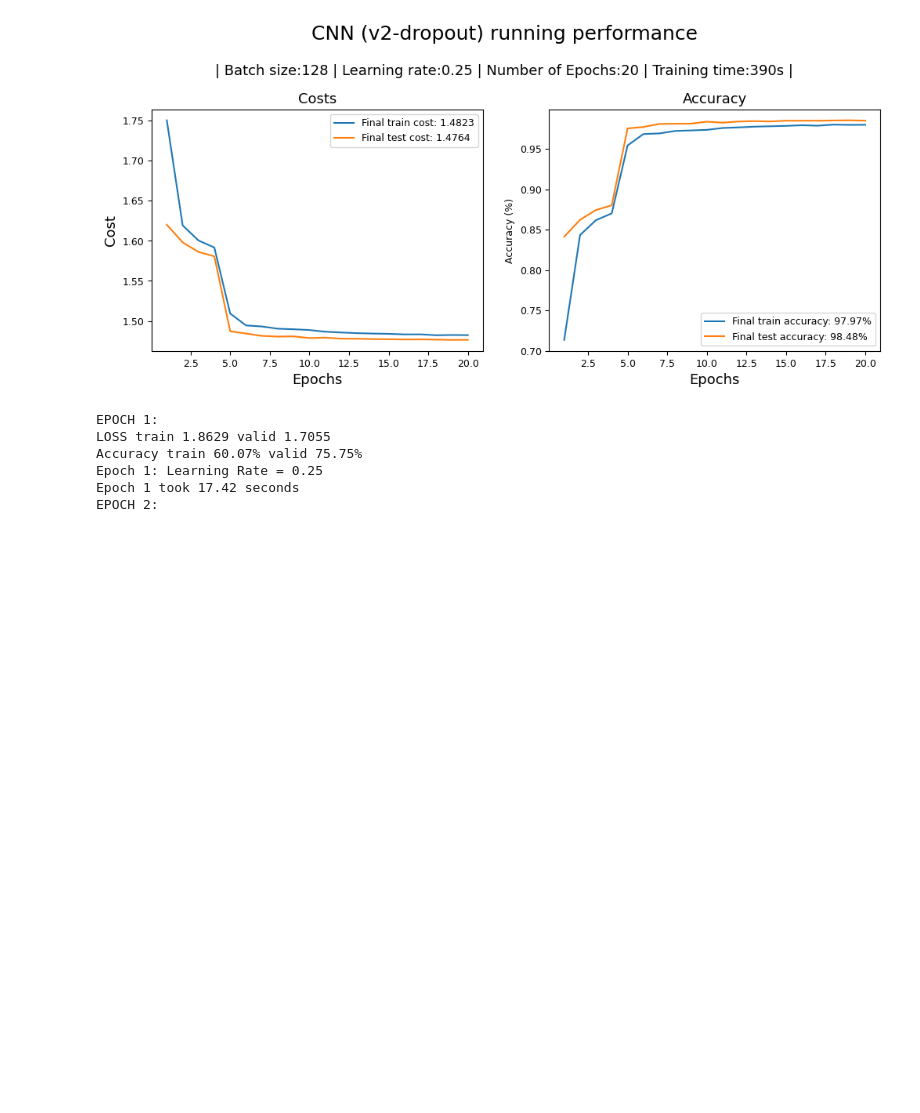
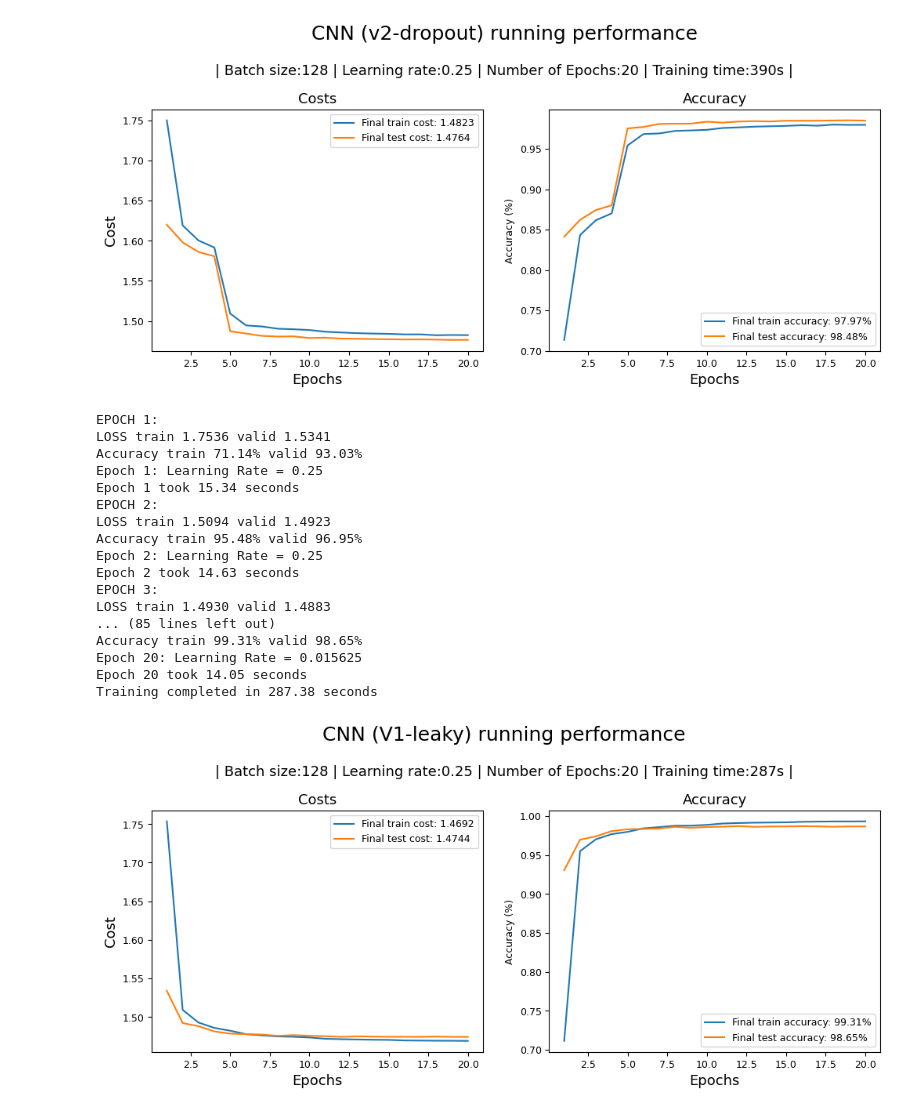
Before and after one commit to joelsundin/Hand-in2, a Jupyter notebook: ha2_dl.ipynb, the cells around one changed output. Drawn from its saved outputs; the diff is of its cells as text; code cells hidden in the pictures; blank space fills up the shorter version.

```diff
--- a/ha2_dl.ipynb
+++ b/ha2_dl.ipynb
@@ -780,34 +780,46 @@ class model_v1_leaky(nn.Module):
         self.fc1 = nn.Linear(7 * 7 * 32, 10)  # fully connected w 10 output
         self.softmax = nn.Softmax(dim=1)
 
     def forward(self, x):
         x = self.conv1(x)
         x = self.nonlin(x)
         x = self.maxpool(x)  # (batch_size, 8, 14, 14)
         x = self.conv2(x)
         x = self.nonlin(x)
         x = self.maxpool(x)  # (batch_size, 16, 7, 7)
         x = self.conv3(x)
         x = self.nonlin(x)
         x = torch.flatten(x, 1)
         x = self.fc1(x)
         x = self.softmax(x)
         return x
 
 model = model_v1_leaky()
 loss_fn = torch.nn.CrossEntropyLoss().to(device)
 learning_rate = 0.25
 optimizer = torch.optim.SGD(model.parameters(), lr=0.25)
 scheduler = torch.optim.lr_scheduler.StepLR(optimizer, step_size=5, gamma=0.5)
 model.to(device)
 EPOCHS = 20
 best_vloss = float('inf')
 train_costs, test_costs, train_accuracies, test_accuracies, training_time = train_sess(model, loss_fn, optimizer, EPOCHS, scheduler)
-training_curve_plot('CNN (v2-dropout) running performance', train_costs, test_costs, train_accuracies, test_accuracies, batch_size, 0.25, EPOCHS, training_time)
+training_curve_plot('CNN (V1-leaky) running performance', train_costs, test_costs, train_accuracies, test_accuracies, batch_size, 0.25, EPOCHS, training_time)
 # %% [output]
 EPOCH 1:
-LOSS train 1.8629 valid 1.7055
-Accuracy train 60.07% valid 75.75%
+LOSS train 1.7536 valid 1.5341
+Accuracy train 71.14% valid 93.03%
 Epoch 1: Learning Rate = 0.25
-Epoch 1 took 17.42 seconds
+Epoch 1 took 15.34 seconds
 EPOCH 2:
+LOSS train 1.5094 valid 1.4923
+Accuracy train 95.48% valid 96.95%
+Epoch 2: Learning Rate = 0.25
+Epoch 2 took 14.63 seconds
+EPOCH 3:
+LOSS train 1.4930 valid 1.4883
+... (85 lines left out)
+Accuracy train 99.31% valid 98.65%
+Epoch 20: Learning Rate = 0.015625
+Epoch 20 took 14.05 seconds
+Training completed in 287.38 seconds
+[figure, added]
```
Also changed, not shown: parts of 3 cells of this notebook.
